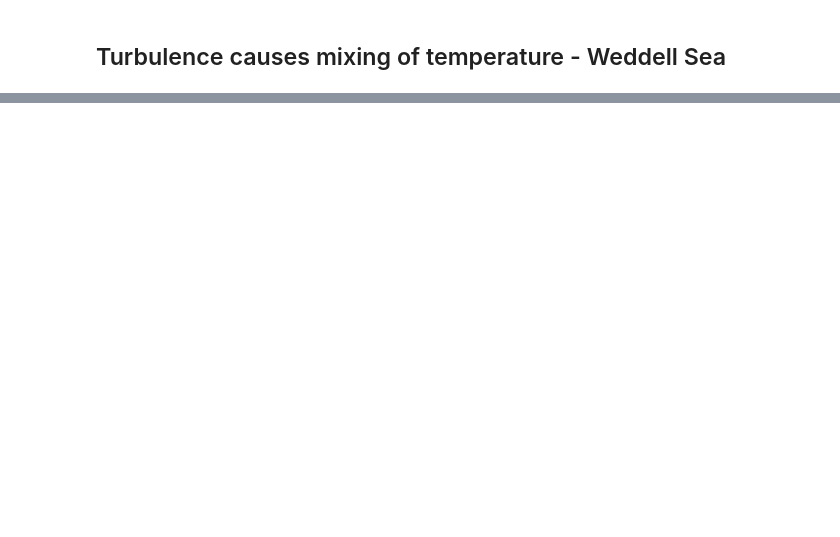
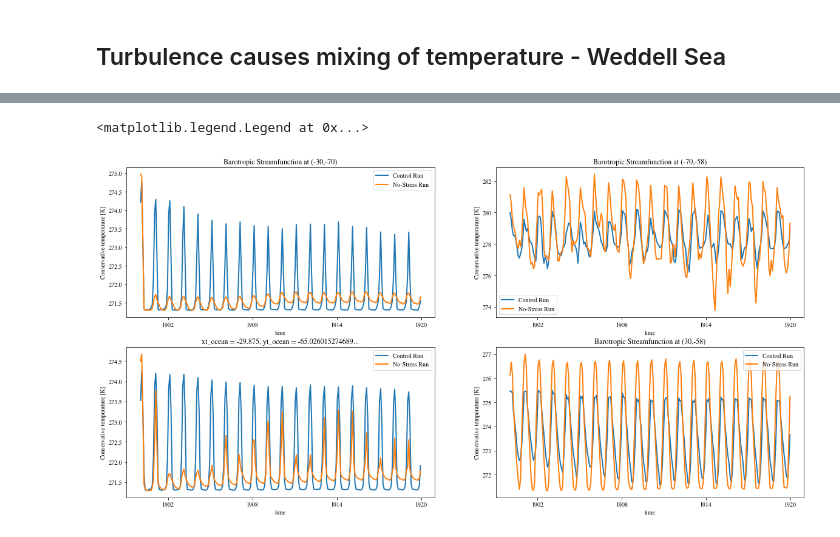
Before and after one commit to dhruvbhagtani/Ryan_No_Stress, a Jupyter notebook: Analysis.ipynb, the cells around one changed output, grey strips where cells are left out. Cells and saved outputs as stored; diff of their text form; code cells hidden in the pictures; blank space fills up the shorter version.

```diff
--- a/Analysis.ipynb
+++ b/Analysis.ipynb
@@ -271,0 +198,26 @@ a
+# %%
+fig, axes = plt.subplots(nrows=2,ncols=2,figsize=(20,10))
+
+T_con.sel(xt_ocean = -30, method = 'nearest').sel(yt_ocean = -68, method = 'nearest').sel(st_ocean = 1, method = 'nearest').plot(ax=axes[0][0],label='Control Run')
+T_buo.sel(xt_ocean = -30, method = 'nearest').sel(yt_ocean = -68, method = 'nearest').sel(st_ocean = 1, method = 'nearest').plot(ax=axes[0][0],label='No-Stress Run')
+
+T_con.sel(xt_ocean = -30, method = 'nearest').sel(yt_ocean = -65, method = 'nearest').sel(st_ocean = 1, method = 'nearest').plot(ax=axes[1][0],label='Control Run')
+T_buo.sel(xt_ocean = -30, method = 'nearest').sel(yt_ocean = -65, method = 'nearest').sel(st_ocean = 1, method = 'nearest').plot(ax=axes[1][0],label='No-Stress Run')
+
+T_con.sel(xt_ocean = -70, method = 'nearest').sel(yt_ocean = -58, method = 'nearest').sel(st_ocean = 1, method = 'nearest').plot(ax=axes[0][1],label='Control Run')
+T_buo.sel(xt_ocean = -70, method = 'nearest').sel(yt_ocean = -58, method = 'nearest').sel(st_ocean = 1, method = 'nearest').plot(ax=axes[0][1],label='No-Stress Run')
+
+T_con.sel(xt_ocean = 30, method = 'nearest').sel(yt_ocean = -58, method = 'nearest').sel(st_ocean = 1, method = 'nearest').plot(ax=axes[1][1],label='Control Run')
+T_buo.sel(xt_ocean = 30, method = 'nearest').sel(yt_ocean = -58, method = 'nearest').sel(st_ocean = 1, method = 'nearest').plot(ax=axes[1][1],label='No-Stress Run')
+
+axes[0][0].set_title('Barotropic Streamfunction at (-30,-70)')
+axes[0][1].set_title('Barotropic Streamfunction at (-70,-58)')
+axes[1][1].set_title('Barotropic Streamfunction at (30,-58)')
+
+axes[0][0].legend()
+axes[0][1].legend()
+axes[1][0].legend()
+axes[1][1].legend()
+# %% [output]
+<matplotlib.legend.Legend at 0x...>
+[figure, added]
```
Also changed, not shown: parts of 39 cells of this notebook.
